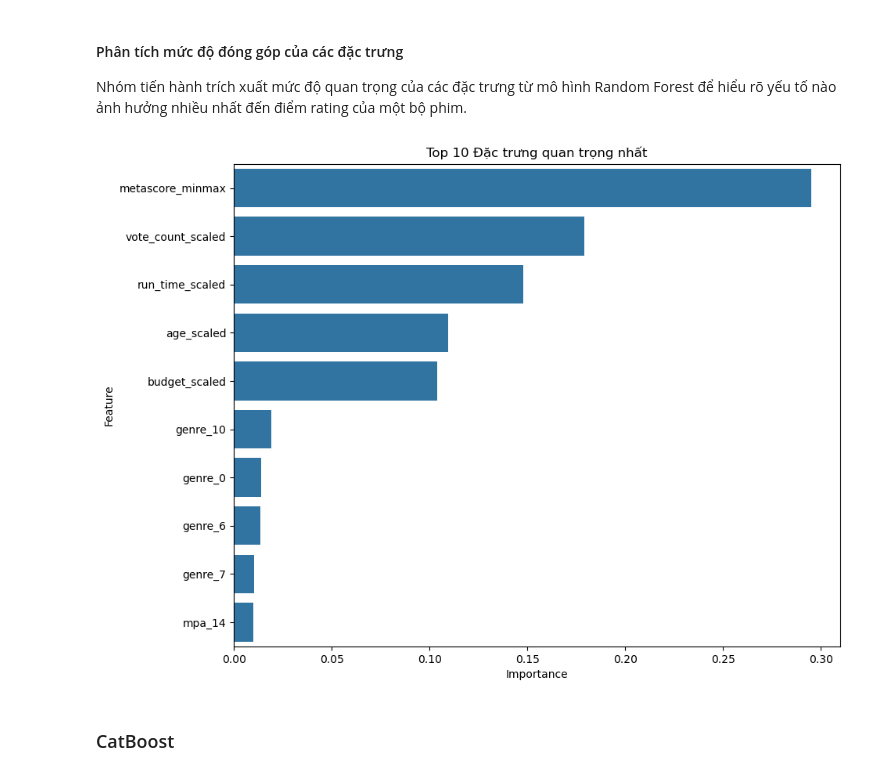
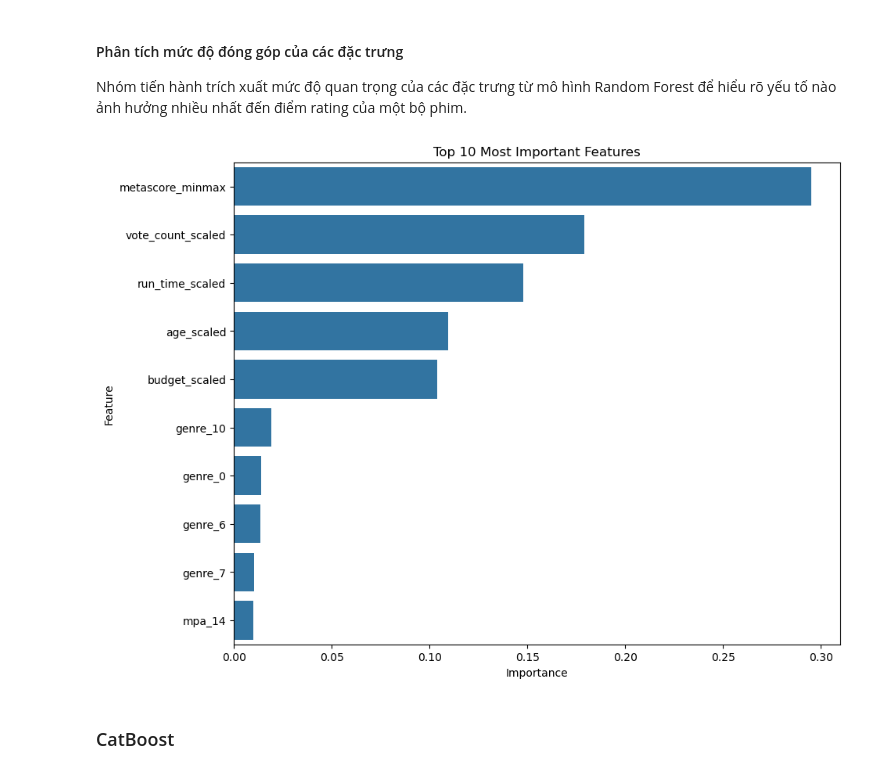
Before and after one commit to Kyoyooo/Movie-Rating-Prediction-Model, a Jupyter notebook: notebooks/data_modeling.ipynb, the cells around one changed output. Saved outputs shown, nothing was run; the diff lists cells and outputs as text; code cells hidden in the pictures.

```diff
--- a/notebooks/data_modeling.ipynb
+++ b/notebooks/data_modeling.ipynb
@@ -250,16 +250,16 @@ Nhóm tiến hành trích xuất mức độ quan trọng của các đặc trư
 # %%
 importances = best_model.feature_importances_
 feature_importance_df = pd.DataFrame({
     'Feature': X_train.columns,
     'Importance': importances
 }).sort_values(by='Importance', ascending=False)
 
 plt.figure(figsize=(10, 8))
 sns.barplot(x='Importance', y='Feature', data=feature_importance_df.head(10))
-plt.title('Top 10 Đặc trưng quan trọng nhất')
+plt.title('Top 10 Most Important Features')
 plt.show()
 # %% [output]
-[figure, old version]
+[figure, new version]
 # %% [markdown]
 ### CatBoost
 # %%
```
Also changed, not shown: parts of 3 cells of this notebook.
